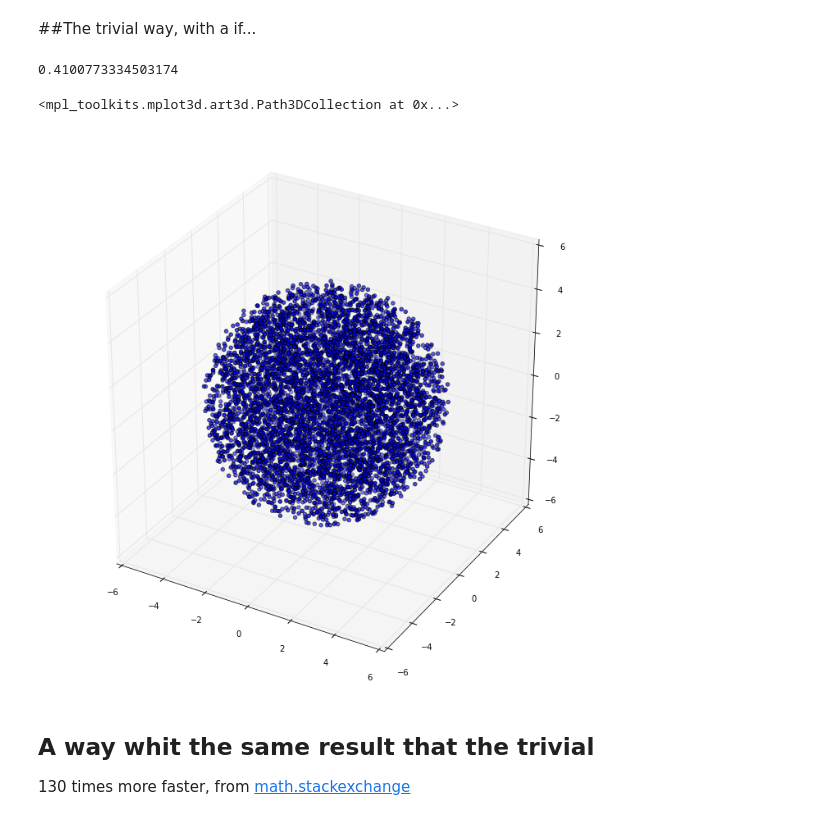
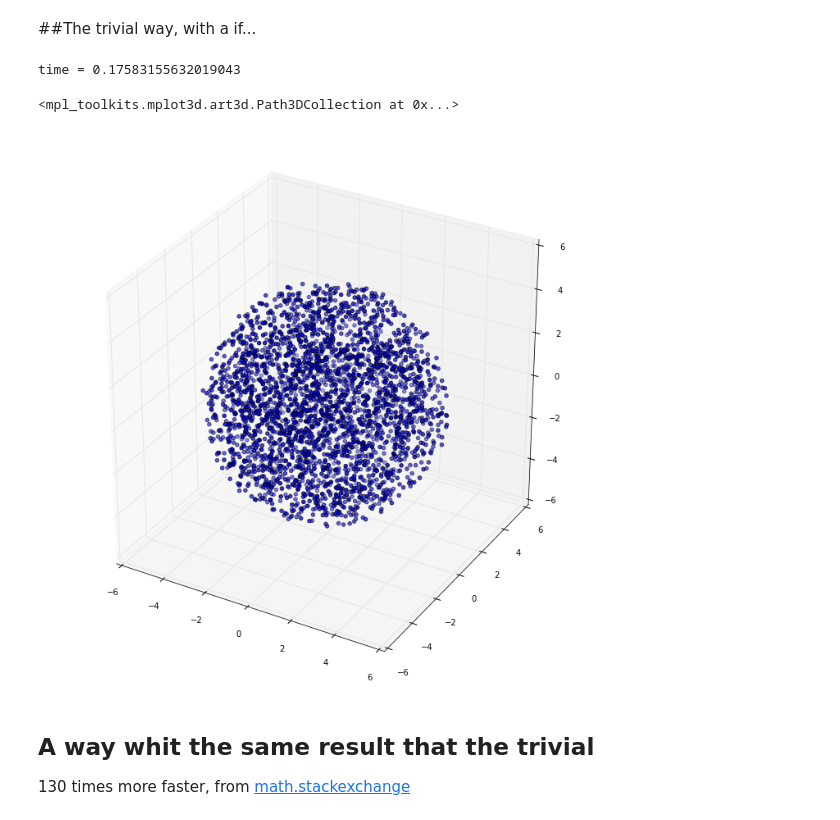
Before and after one commit to pewen/ten, a Jupyter notebook: doc/Ipython notebooks/Random points in sphere.ipynb, the cells around one changed output. Cells and saved outputs as stored; diff of their text form; code cells hidden in the pictures.

```diff
--- a/doc/Ipython notebooks/Random points in sphere.ipynb
+++ b/doc/Ipython notebooks/Random points in sphere.ipynb
@@ -73,35 +73,35 @@ ax.scatter(x, y, z)
 # %% [markdown]
 ##The trivial way, with a if...
 # %%
-n = 6000
+n = 3000
 R = 5
 a = 0
 
 x_l = []
 y_l = []
 z_l = []
 
 t = time.time()
 
 while a <= n:
     x = np.random.uniform(low=-R, high=R, size=1)
     y = np.random.uniform(low=-R, high=R, size=1)
     z = np.random.uniform(low=-R, high=R, size=1)
     if x*x + y*y + z*z <= R*R:
         a += 1
         x_l.append(x)
         y_l.append(y)
         z_l.append(z)
 
-print(time.time() - t)
+print("time =",time.time() - t)
 
 fig = plt.figure(figsize=(12,12))
 ax = fig.add_subplot(111, projection='3d')
 ax.scatter(x_l, y_l, z_l)
 # %% [output]
-0.4100773334503174
+time = 0.17583155632019043
 <mpl_toolkits.mplot3d.art3d.Path3DCollection at 0x...>
-[figure, old version]
+[figure, new version]
 # %% [markdown]
 ## A way whit the same result that the trivial
 130 times more faster, from [math.stackexchange](https://math.stackexchange.com/questions/87230/picking-random-points-in-the-volume-of-sphere-with-uniform-probability)
```
Also changed, not shown: parts of 4 cells of this notebook.
